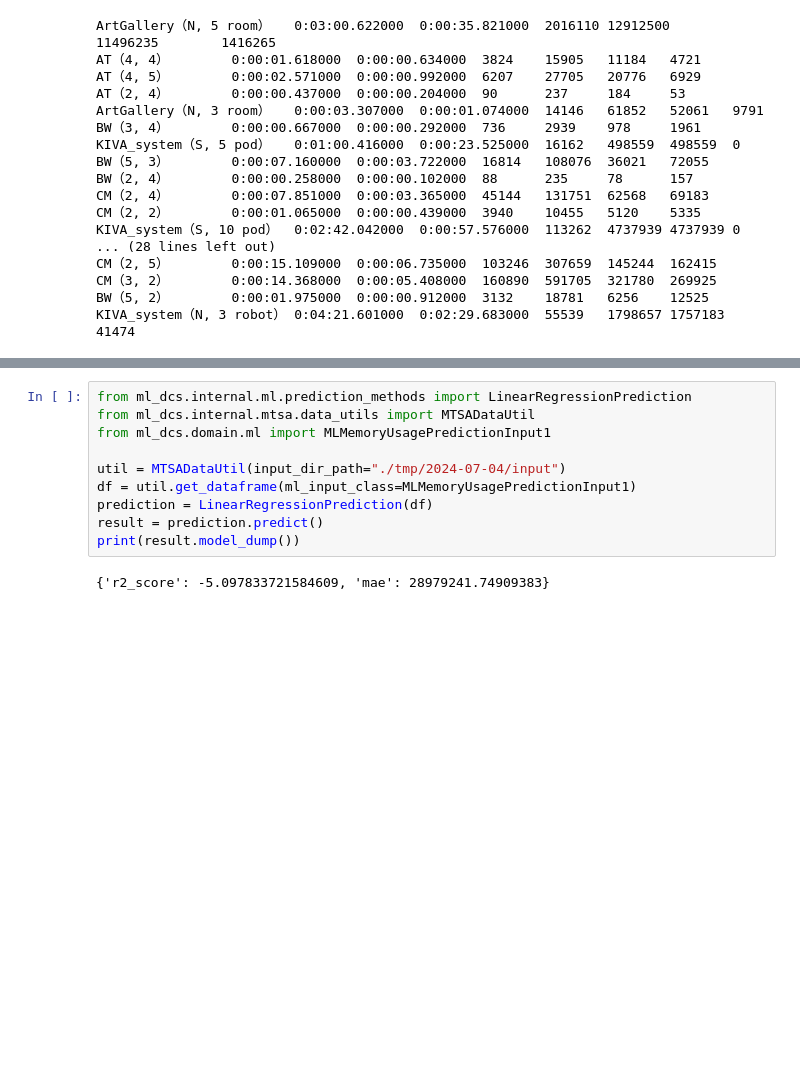
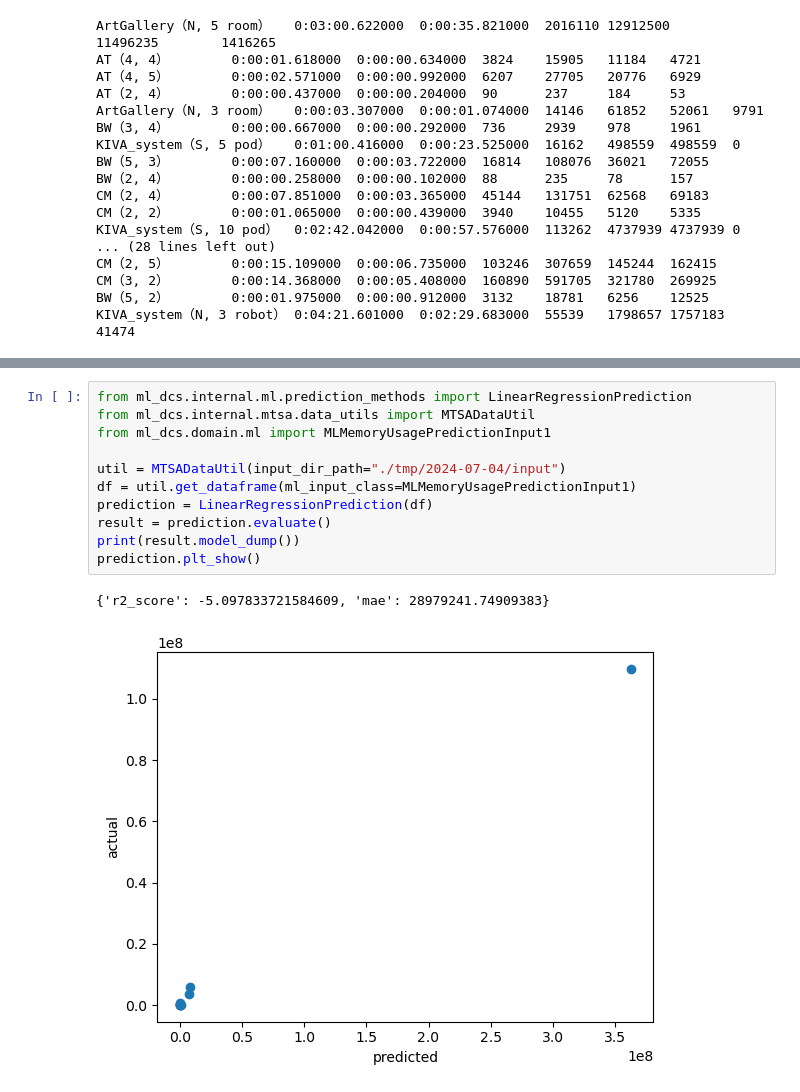
Before and after one commit to ITK13201/ml-dcs, a Jupyter notebook: ml-dcs/notebooks/mtsa_result.ipynb, the cells around one changed output, grey strips where cells are left out. Saved outputs shown, nothing was run; the diff lists cells and outputs as text; blank space fills up the shorter version.

```diff
--- a/ml-dcs/notebooks/mtsa_result.ipynb
+++ b/ml-dcs/notebooks/mtsa_result.ipynb
@@ -121,15 +127,17 @@ util.get_dataframe(ml_input_class=MLMemoryUsagePredictionInput1)
 # %%
 from ml_dcs.internal.ml.prediction_methods import LinearRegressionPrediction
 from ml_dcs.internal.mtsa.data_utils import MTSADataUtil
 from ml_dcs.domain.ml import MLMemoryUsagePredictionInput1
 
 util = MTSADataUtil(input_dir_path="./tmp/2024-07-04/input")
 df = util.get_dataframe(ml_input_class=MLMemoryUsagePredictionInput1)
 prediction = LinearRegressionPrediction(df)
-result = prediction.predict()
+result = prediction.evaluate()
 print(result.model_dump())
+prediction.plt_show()
 # %% [output]
 {'r2_score': -5.097833721584609, 'mae': 28979241.74909383}
+[figure, added]
 # %%
 from ml_dcs.internal.ml.prediction_methods import RandomForestPrediction
 from ml_dcs.internal.mtsa.data_utils import MTSADataUtil
```
Also changed, not shown: parts of 5 cells of this notebook, 1 other file.
